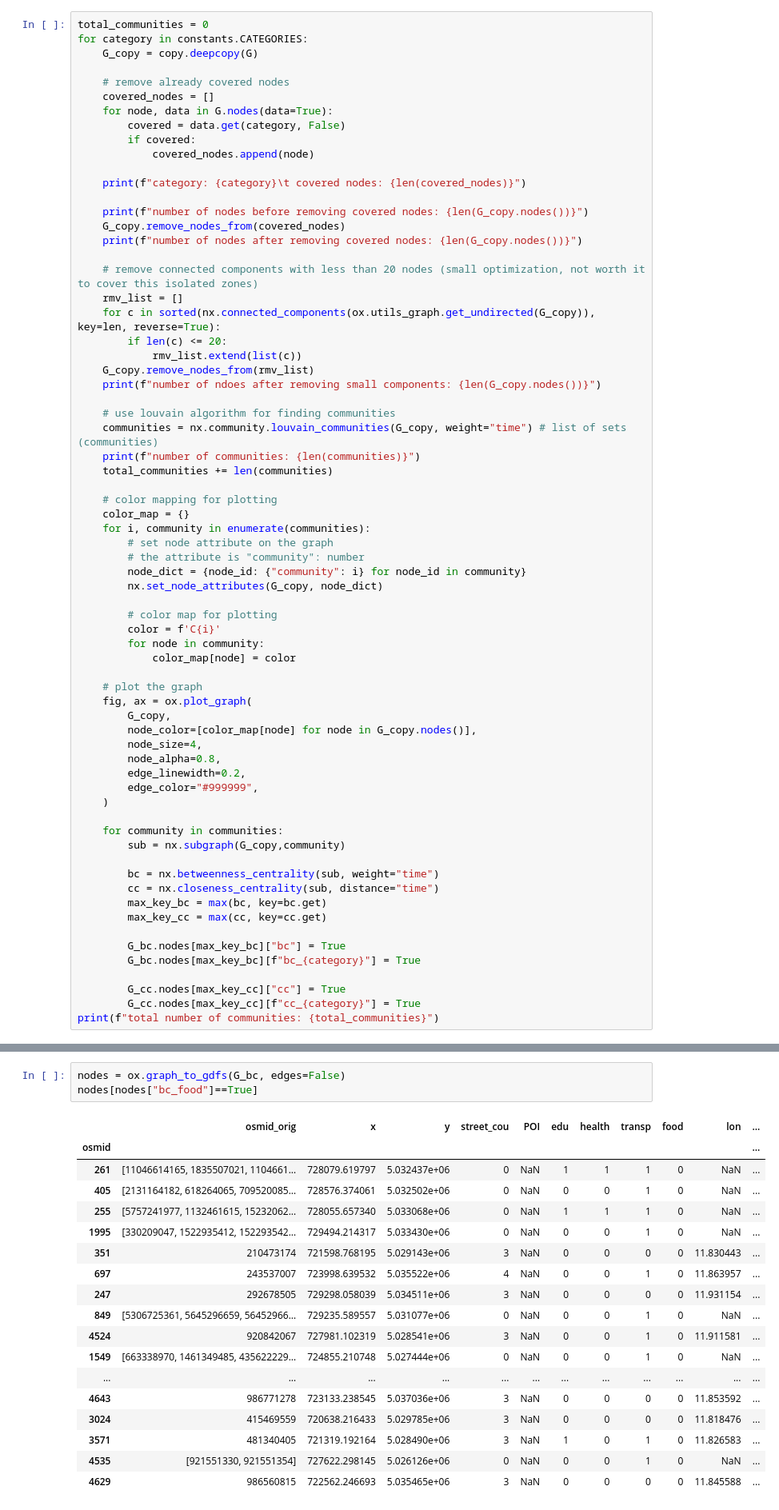
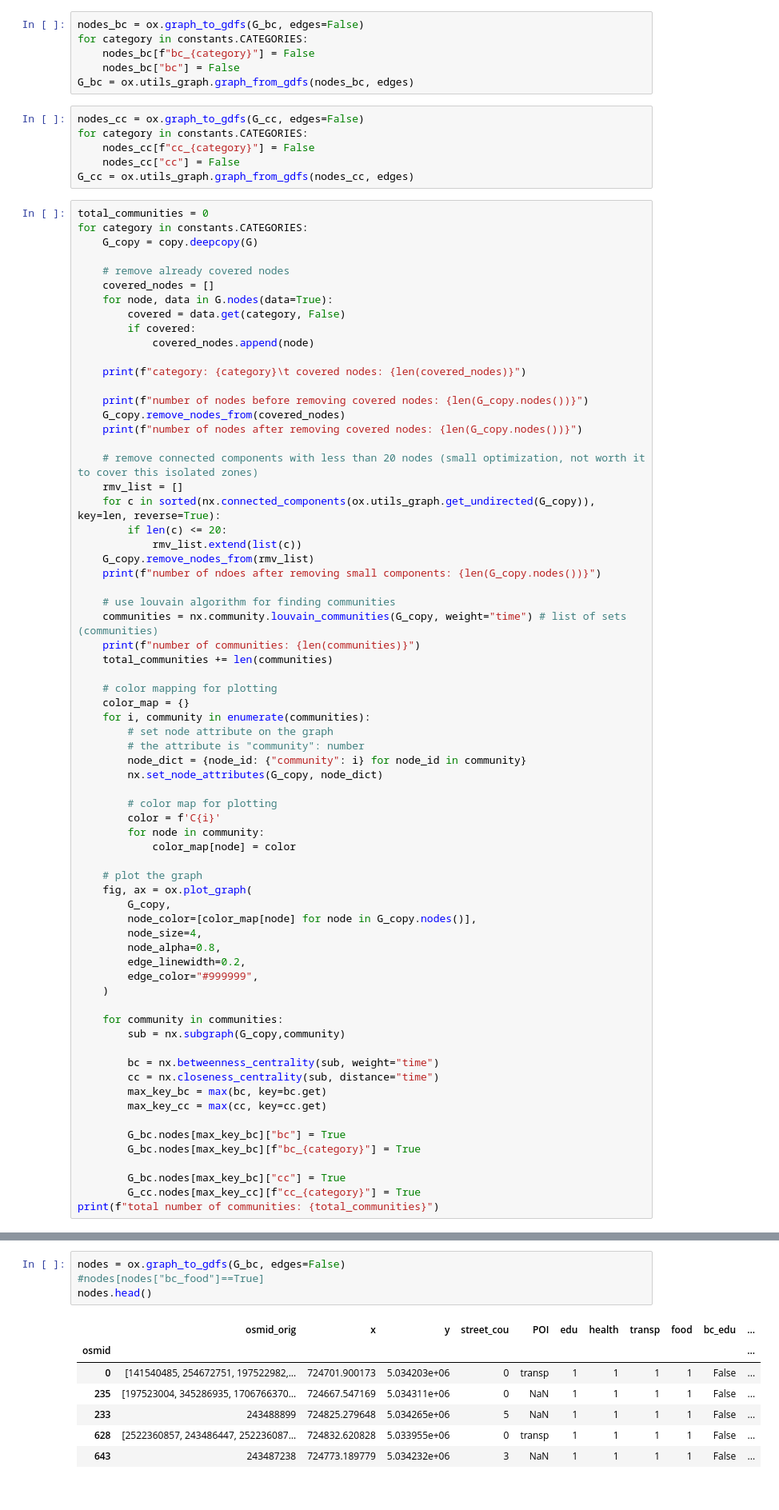
Before and after one commit to danielcharles0/LFN2324, a Jupyter notebook: Communities.ipynb, the cells around one changed output, grey strips where cells are left out. Shown at 80% size. Drawn from its saved outputs; the diff is of its cells as text.

```diff
--- a/Communities.ipynb
+++ b/Communities.ipynb
@@ -38,6 +38,18 @@ nodes.head()
 # keep copies of the original graph for betweeneess centrality and closeness centrality updates
 G_bc = copy.deepcopy(G)
 G_cc = copy.deepcopy(G)
+# %%
+nodes_bc = ox.graph_to_gdfs(G_bc, edges=False)
+for category in constants.CATEGORIES:
+    nodes_bc[f"bc_{category}"] = False
+    nodes_bc["bc"] = False
+G_bc = ox.utils_graph.graph_from_gdfs(nodes_bc, edges)
+# %%
+nodes_cc = ox.graph_to_gdfs(G_cc, edges=False)
+for category in constants.CATEGORIES:
+    nodes_cc[f"cc_{category}"] = False
+    nodes_cc["cc"] = False
+G_cc = ox.utils_graph.graph_from_gdfs(nodes_cc, edges)
 # %%
 total_communities = 0
 for category in constants.CATEGORIES:
@@ -103,7 +115,7 @@ for category in constants.CATEGORIES:
         G_bc.nodes[max_key_bc]["bc"] = True
         G_bc.nodes[max_key_bc][f"bc_{category}"] = True
 
-        G_cc.nodes[max_key_cc]["cc"] = True
+        G_bc.nodes[max_key_bc]["cc"] = True
         G_cc.nodes[max_key_cc][f"cc_{category}"] = True
 print(f"total number of communities: {total_communities}")
 # %% [output]
@@ -213,26 +225,16 @@ fig, ax = ox.plot_graph(
 [figure]
 # %%
 nodes = ox.graph_to_gdfs(G_bc, edges=False)
-nodes[nodes["bc_food"]==True]
+#nodes[nodes["bc_food"]==True]
+nodes.head()
 # %% [output]
-|  | osmid_orig | x | y | street_cou | POI | edu | health | transp | food | lon | ... |
+|  | osmid_orig | x | y | street_cou | POI | edu | health | transp | food | bc_edu | ... |
 | osmid |  |  |  |  |  |  |  |  |  |  | ... |
-| 261 | [11046614165, 1835507021, 1104661... | 728079.619797 | 5.032437e+06 | 0 | NaN | 1 | 1 | 1 | 0 | NaN | ... |
-| 405 | [2131164182, 618264065, 709520085... | 728576.374061 | 5.032502e+06 | 0 | NaN | 0 | 0 | 1 | 0 | NaN | ... |
-| 255 | [5757241977, 1132461615, 15232062... | 728055.657340 | 5.033068e+06 | 0 | NaN | 1 | 1 | 1 | 0 | NaN | ... |
-| 1995 | [330209047, 1522935412, 152293542... | 729494.214317 | 5.033430e+06 | 0 | NaN | 0 | 0 | 1 | 0 | NaN | ... |
-| 351 | 210473174 | 721598.768195 | 5.029143e+06 | 3 | NaN | 0 | 0 | 0 | 0 | 11.830443 | ... |
-| 697 | 243537007 | 723998.639532 | 5.035522e+06 | 4 | NaN | 0 | 0 | 1 | 0 | 11.863957 | ... |
-| 247 | 292678505 | 729298.058039 | 5.034511e+06 | 3 | NaN | 0 | 0 | 0 | 0 | 11.931154 | ... |
-| 849 | [5306725361, 5645296659, 56452966... | 729235.589557 | 5.031077e+06 | 0 | NaN | 0 | 0 | 1 | 0 | NaN | ... |
-| 4524 | 920842067 | 727981.102319 | 5.028541e+06 | 3 | NaN | 0 | 0 | 1 | 0 | 11.911581 | ... |
-| 1549 | [663338970, 1461349485, 435622229... | 724855.210748 | 5.027444e+06 | 0 | NaN | 0 | 0 | 1 | 0 | NaN | ... |
-| ... | ... | ... | ... | ... | ... | ... | ... | ... | ... | ... | ... |
-| 4643 | 986771278 | 723133.238545 | 5.037036e+06 | 3 | NaN | 0 | 0 | 0 | 0 | 11.853592 | ... |
-| 3024 | 415469559 | 720638.216433 | 5.029785e+06 | 3 | NaN | 0 | 0 | 0 | 0 | 11.818476 | ... |
-| 3571 | 481340405 | 721319.192164 | 5.028490e+06 | 3 | NaN | 1 | 0 | 1 | 0 | 11.826583 | ... |
-| 4535 | [921551330, 921551354] | 727622.298145 | 5.026126e+06 | 0 | NaN | 0 | 0 | 1 | 0 | NaN | ... |
-| 4629 | 986560815 | 722562.246693 | 5.035465e+06 | 3 | NaN | 0 | 0 | 0 | 0 | 11.845588 | ... |
+| 0 | [141540485, 254672751, 197522982,... | 724701.900173 | 5.034203e+06 | 0 | transp | 1 | 1 | 1 | 1 | False | ... |
+| 235 | [197523004, 345286935, 1706766370... | 724667.547169 | 5.034311e+06 | 0 | NaN | 1 | 1 | 1 | 1 | False | ... |
+| 233 | 243488899 | 724825.279648 | 5.034265e+06 | 5 | NaN | 1 | 1 | 1 | 1 | False | ... |
+| 628 | [2522360857, 243486447, 252236087... | 724832.620828 | 5.033955e+06 | 0 | transp | 1 | 1 | 1 | 1 | False | ... |
+| 643 | 243487238 | 724773.189779 | 5.034232e+06 | 3 | NaN | 1 | 1 | 1 | 1 | False | ... |
 # %%
 ox.save_graph_shapefile(G_bc, filepath="data/communities_bc", encoding="utf-8")
 ox.save_graph_shapefile(G_cc, filepath="data/communities_cc", encoding="utf-8")
```
Also changed, not shown: parts of 3 cells of this notebook, 8 other files.
